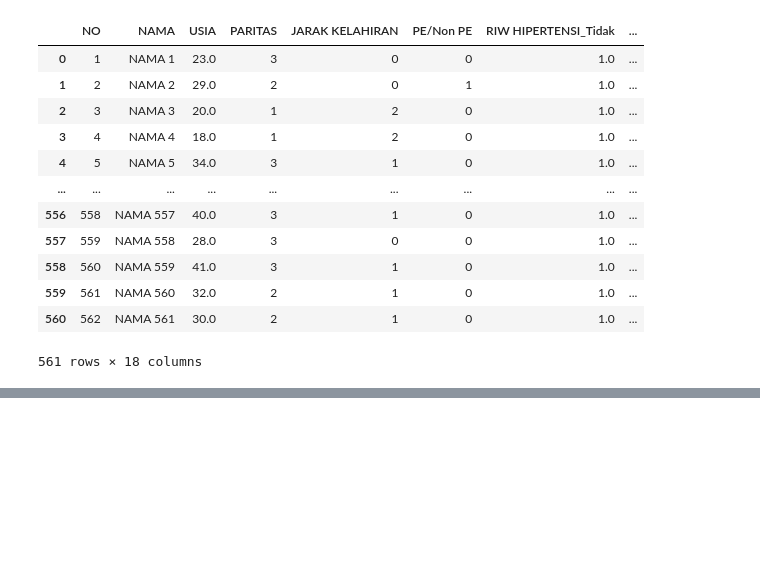
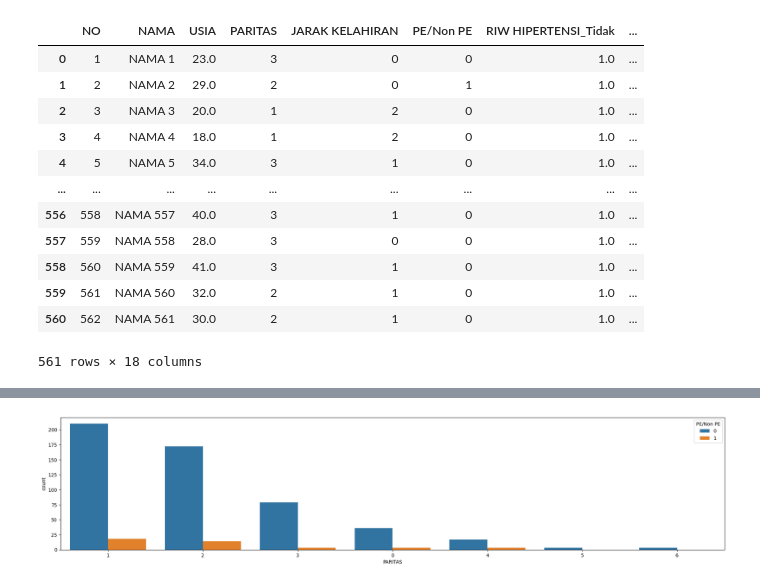
Before and after one commit to rreennn/Data-Mining-1, a Jupyter notebook: Tugas2DataMining.ipynb, the cells around one changed output, grey strips where cells are left out. Drawn from its saved outputs; the diff is of its cells as text; code cells hidden in the pictures; blank space fills up the shorter version.

```diff
--- a/Tugas2DataMining.ipynb
+++ b/Tugas2DataMining.ipynb
@@ -506,0 +571,6 @@ datasets.to_csv('datasets-jadi.csv', index=False)
+# %%
+plt.subplots(figsize = (25,5))
+sns.countplot(x=datasets['PARITAS'],order=datasets['PARITAS'].value_counts().index,hue=datasets['PE/Non PE'])
+plt.show()
+# %% [output]
+[figure, added]
```
Also changed, not shown: parts of 21 cells of this notebook.
